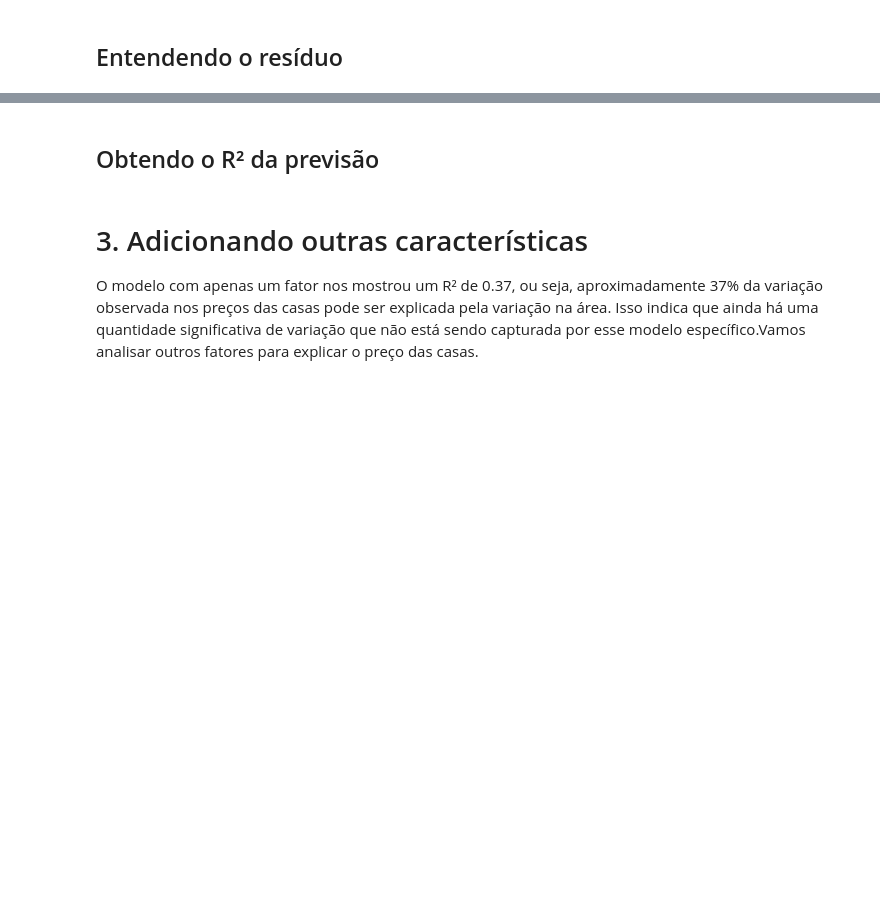
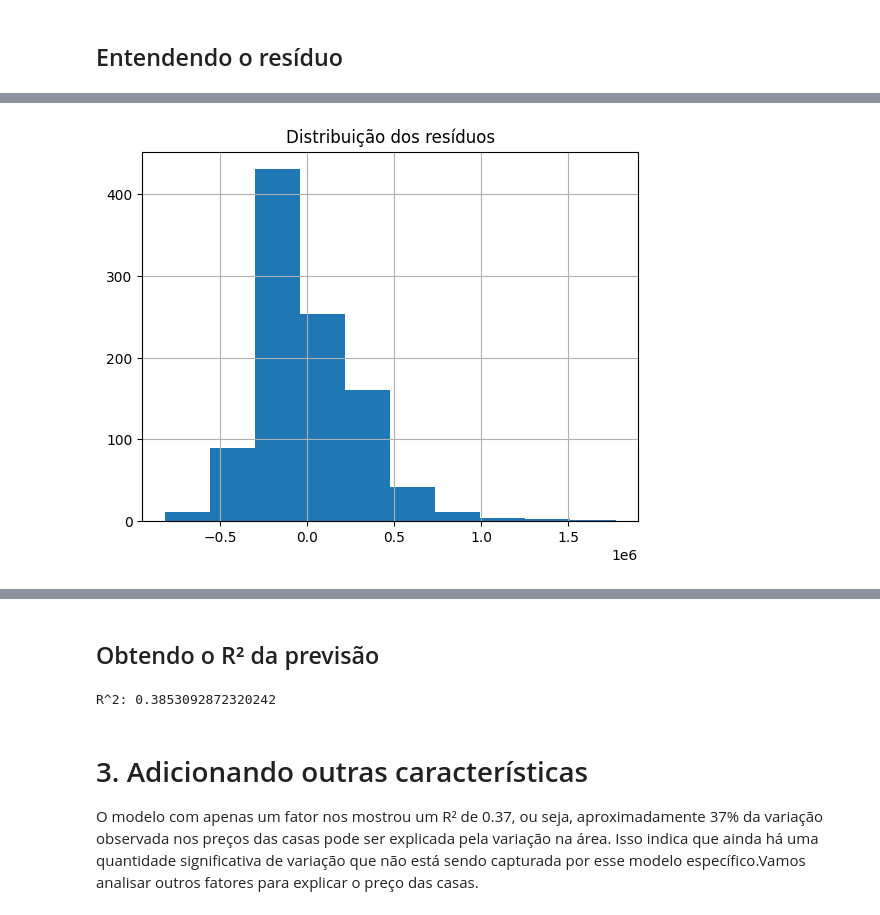
Before and after one commit to ledsouza/simple-linear-regression, a Jupyter notebook: notebooks/Preços_de_Imóveis_Utilizando_Regressão_Linear.ipynb, the cells around one changed output, grey strips where cells are left out. Saved outputs shown, nothing was run; the diff lists cells and outputs as text; code cells hidden in the pictures; blank space fills up the shorter version.

Commit message:
analisando múltiplos modelos de regressão linear

```diff
--- a/notebooks/Preços_de_Imóveis_Utilizando_Regressão_Linear.ipynb
+++ b/notebooks/Preços_de_Imóveis_Utilizando_Regressão_Linear.ipynb
@@ -161,11 +161,11 @@ y = dados['preco_de_venda']
 X = dados.drop(columns='preco_de_venda')
 # %%
 # Aplicando o split do y e X
-X_train, X_test, Y_train, Y_test = train_test_split(X, y, test_size=0.3, random_state=230)
+X_train, X_test, y_train, y_test = train_test_split(X, y, test_size=0.3, random_state=230)
 # %%
 # Dados de treino para usar a fórmula
 df_train = pd.DataFrame(data=X_train)
-df_train['preco_de_venda'] = Y_train
+df_train['preco_de_venda'] = y_train
 # %%
 # import ols
 from statsmodels.formula.api import ols
@@ -201,5 +242,10 @@ Nesse caso recorremos a métrica R², o coeficiente de determinação. O R² var
 # %%
 # Como eles estão distribuidos
+modelo_0.resid.hist()
+plt.title("Distribuição dos resíduos")
+plt.show()
+# %% [output]
+[figure, added]
 # %% [markdown]
 ![](https://i.imgur.com/CJMdXpf.png)
 # %% [markdown]
@@ -211,5 +259,8 @@ Nesse caso recorremos a métrica R², o coeficiente de determinação. O R² var
 # %%
 # printando o r²
+print(f"R^2: {r2_score(y_test, y_predict)}")
+# %% [output]
+R^2: 0.3853092872320242
 # %% [markdown]
 # 3. Adicionando outras características
 
```
Also changed, not shown: parts of 35 cells of this notebook, 1 other file.
